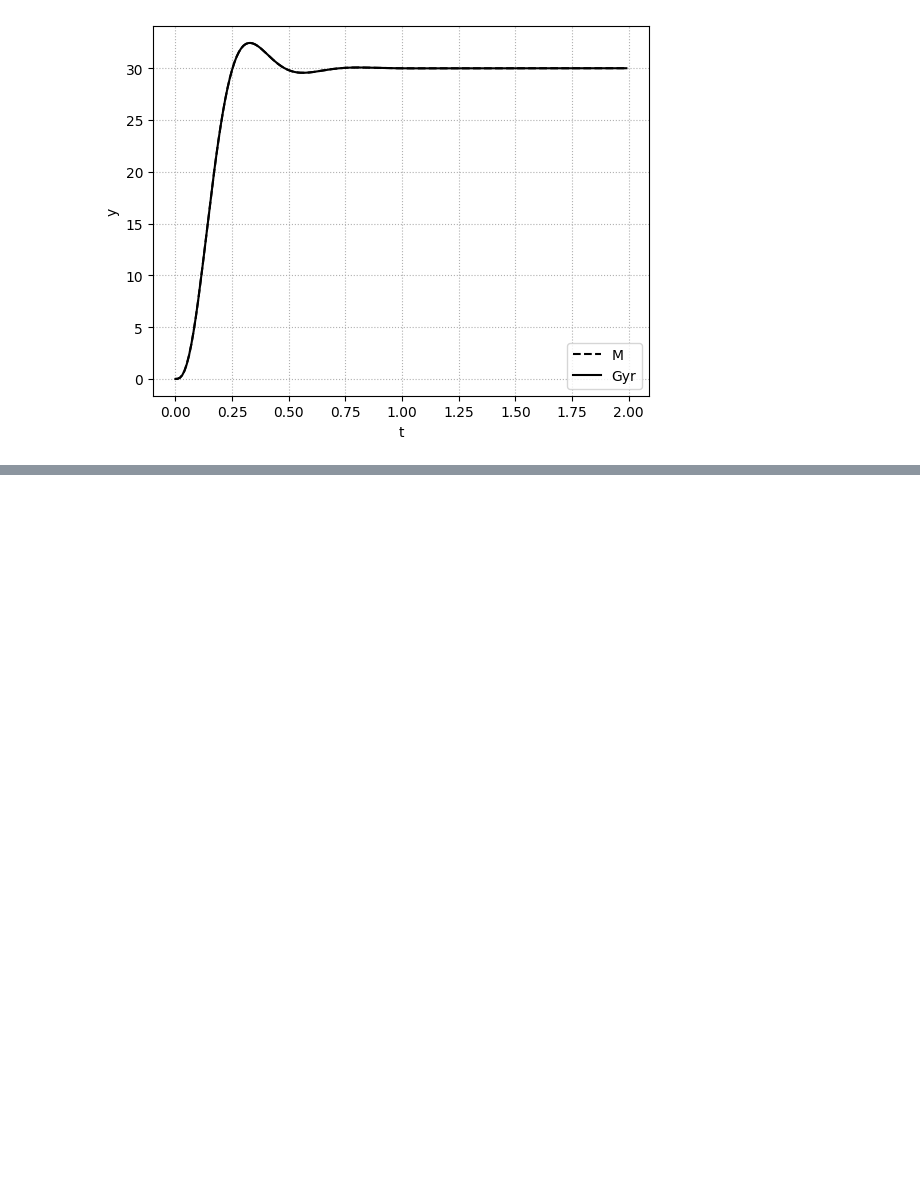
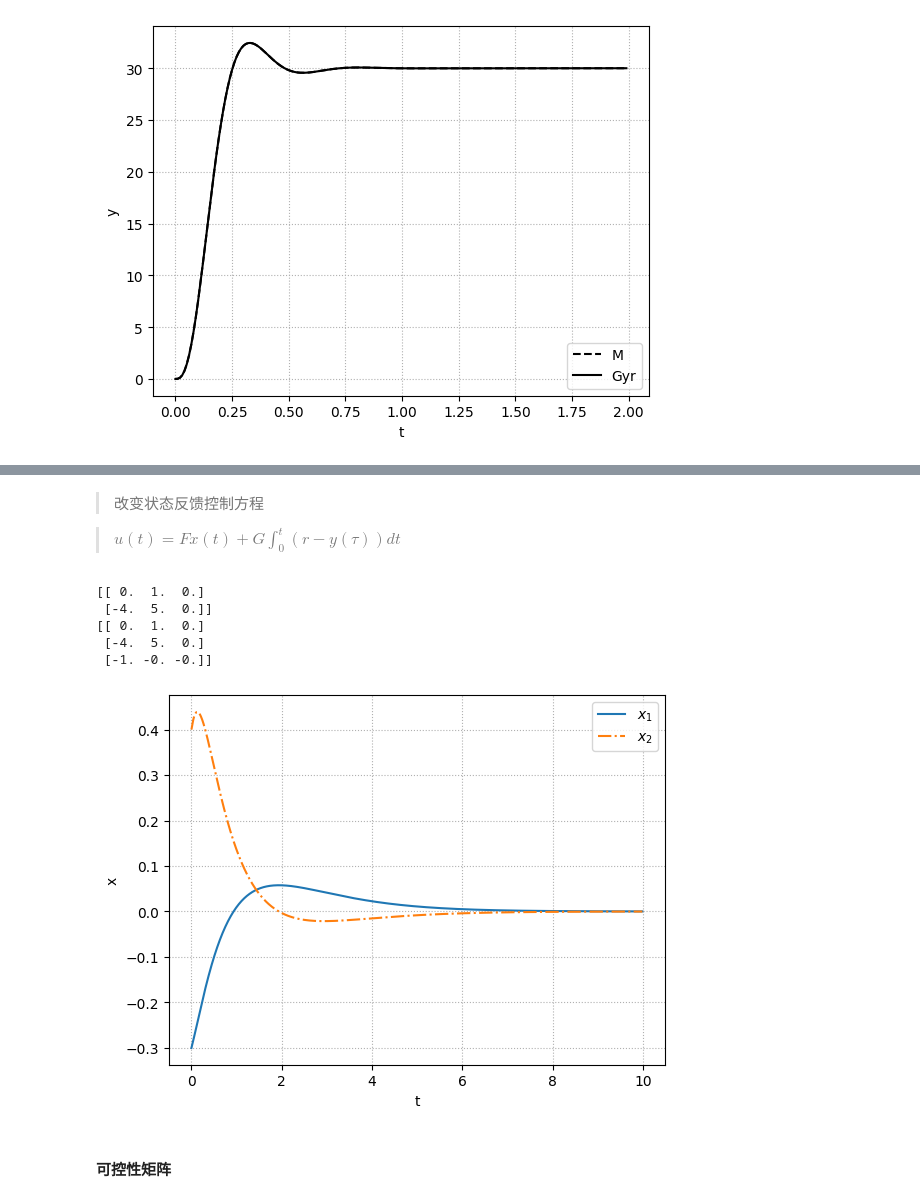
Before and after one commit to sky92archangel/notebook, a Jupyter notebook: math/python设计控制系统/控制系统-05-闭环系统控制.ipynb, the cells around one changed output, grey strips where cells are left out. Cells and saved outputs as stored; diff of their text form; code cells hidden in the pictures; blank space fills up the shorter version.

```diff
--- a/math/python设计控制系统/控制系统-05-闭环系统控制.ipynb
+++ b/math/python设计控制系统/控制系统-05-闭环系统控制.ipynb
@@ -548,0 +705,43 @@ plot_set(ax,'t','y','best')
+# %% [markdown]
+> 改变状态反馈控制方程
+
+> $u(t)=Fx(t)+G\int_0^t(r-y(\tau))dt$
+# %%
+# 系统建立  评价函数建立
+A ='0 1;-4 5'
+B = '0;1'
+C = '1 0'
+D = '0'
+P = ctrl_matlab.ss(A,B,C,D)
+#扩张系统
+Ae1 = np.c_[P.A,np.zeros((2,1))]
+Ae = np.r_[Ae1,-np.c_[P.C,0]]
+Be = np.c_[P.B.T,0].T
+Ce = np.c_[P.C,0]
+print(Ae1)
+print(Ae)
+
+Pole = [-1,-1,-5]
+Fe =-1* ctrl_matlab.acker(Ae,Be,Pole)
+
+Acl = Ae+Be*Fe
+Pfb=ctrl_matlab.ss(Acl,Be,np.eye(3),np.zeros((3,1)))
+
+Td = np.arange(0,10,0.01)
+Ud=0.2*(Td>0)
+X0 = [-0.3,0.4,0]
+x,t,_=ctrl_matlab.lsim(Pfb,Ud,Td,X0)
+
+fig,ax = plt.subplots()
+ax.plot(t,x[:,0],label='$x_1$')
+ax.plot(t,x[:,1],ls='-.',label='$x_2$')
+plot_set(ax,'t','x','best')
+# %% [output]
+[[ 0.  1.  0.]
+ [-4.  5.  0.]]
+[[ 0.  1.  0.]
+ [-4.  5.  0.]
+ [-1. -0. -0.]]
+[figure, added]
+# %% [markdown]
+#### 可控性矩阵
```
Also changed, not shown: parts of 21 cells of this notebook.
